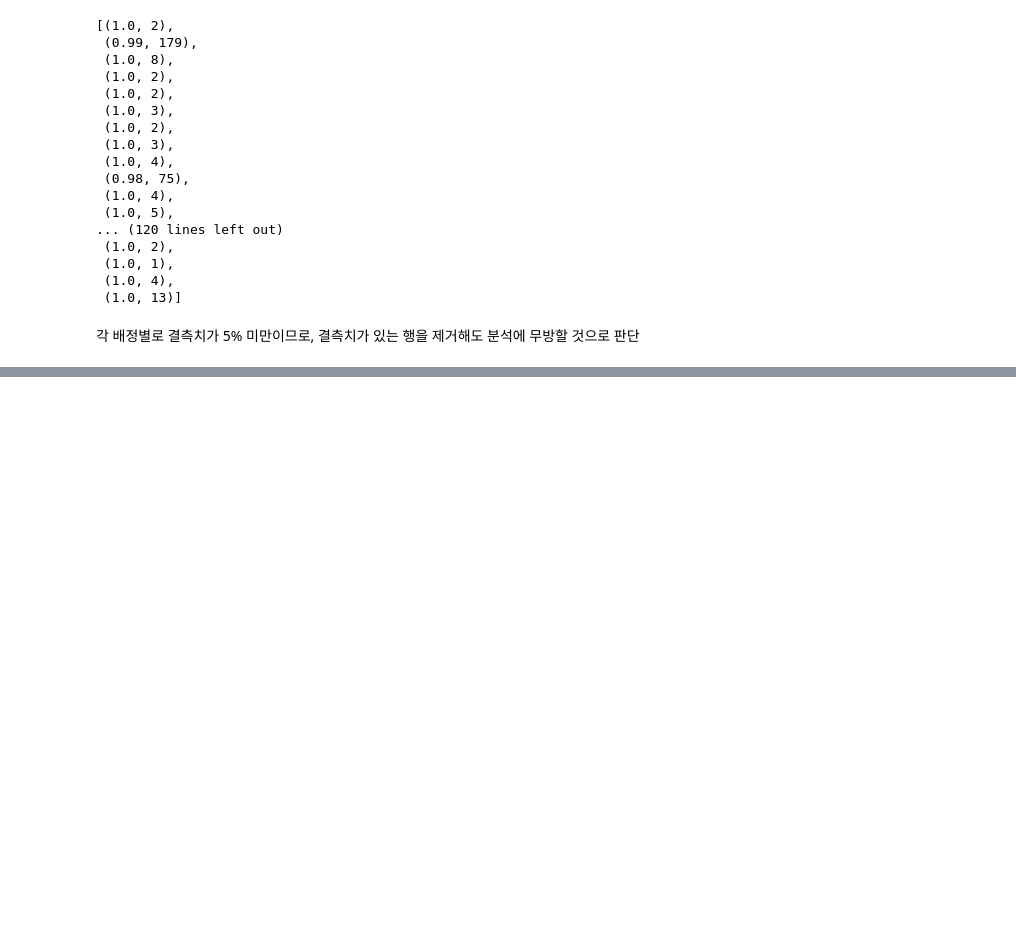
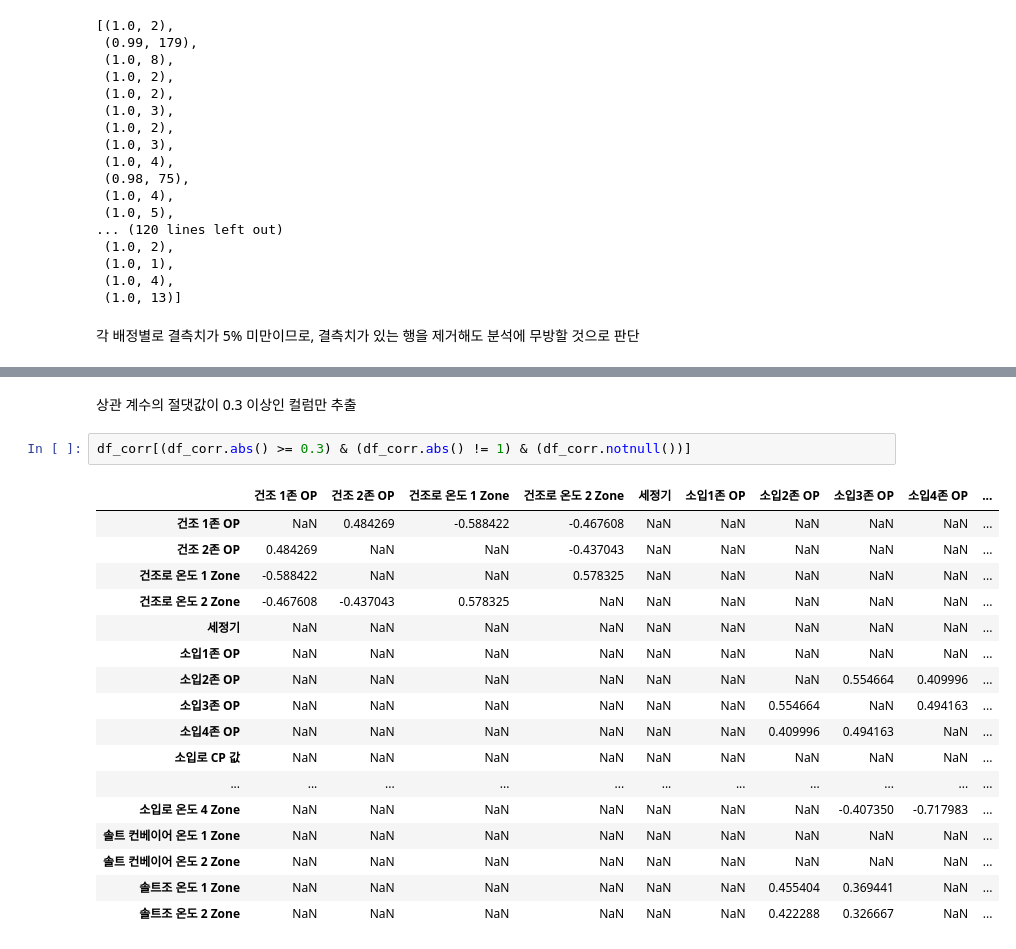
Before and after one commit to nyeokinyeoki/kamp, a Jupyter notebook: Data_analyse_heat_treatment_제조에 미련이 남아.ipynb, the cells around one changed output, grey strips where cells are left out. Saved outputs shown, nothing was run; the diff lists cells and outputs as text; blank space fills up the shorter version.

```diff
--- a/Data_analyse_heat_treatment_제조에 미련이 남아.ipynb
+++ b/Data_analyse_heat_treatment_제조에 미련이 남아.ipynb
@@ -218,0 +221,22 @@ print("결측치 제거 후 shape :", df_t.shape)
+# %% [markdown]
+상관 계수의 절댓값이 0.3 이상인 컬럼만 추출
+# %%
+df_corr[(df_corr.abs() >= 0.3) & (df_corr.abs() != 1) & (df_corr.notnull())]
+# %% [output]
+|  | 건조 1존 OP | 건조 2존 OP | 건조로 온도 1 Zone | 건조로 온도 2 Zone | 세정기 | 소입1존 OP | 소입2존 OP | 소입3존 OP | 소입4존 OP | ... |
+| 건조 1존 OP | NaN | 0.484269 | -0.588422 | -0.467608 | NaN | NaN | NaN | NaN | NaN | ... |
+| 건조 2존 OP | 0.484269 | NaN | NaN | -0.437043 | NaN | NaN | NaN | NaN | NaN | ... |
+| 건조로 온도 1 Zone | -0.588422 | NaN | NaN | 0.578325 | NaN | NaN | NaN | NaN | NaN | ... |
+| 건조로 온도 2 Zone | -0.467608 | -0.437043 | 0.578325 | NaN | NaN | NaN | NaN | NaN | NaN | ... |
+| 세정기 | NaN | NaN | NaN | NaN | NaN | NaN | NaN | NaN | NaN | ... |
+| 소입1존 OP | NaN | NaN | NaN | NaN | NaN | NaN | NaN | NaN | NaN | ... |
+| 소입2존 OP | NaN | NaN | NaN | NaN | NaN | NaN | NaN | 0.554664 | 0.409996 | ... |
+| 소입3존 OP | NaN | NaN | NaN | NaN | NaN | NaN | 0.554664 | NaN | 0.494163 | ... |
+| 소입4존 OP | NaN | NaN | NaN | NaN | NaN | NaN | 0.409996 | 0.494163 | NaN | ... |
+| 소입로 CP 값 | NaN | NaN | NaN | NaN | NaN | NaN | NaN | NaN | NaN | ... |
+| ... | ... | ... | ... | ... | ... | ... | ... | ... | ... | ... |
+| 소입로 온도 4 Zone | NaN | NaN | NaN | NaN | NaN | NaN | NaN | -0.407350 | -0.717983 | ... |
+| 솔트 컨베이어 온도 1 Zone | NaN | NaN | NaN | NaN | NaN | NaN | NaN | NaN | NaN | ... |
+| 솔트 컨베이어 온도 2 Zone | NaN | NaN | NaN | NaN | NaN | NaN | NaN | NaN | NaN | ... |
+| 솔트조 온도 1 Zone | NaN | NaN | NaN | NaN | NaN | NaN | 0.455404 | 0.369441 | NaN | ... |
+| 솔트조 온도 2 Zone | NaN | NaN | NaN | NaN | NaN | NaN | 0.422288 | 0.326667 | NaN | ... |
```
Also changed, not shown: parts of 20 cells of this notebook, 1 other file.
